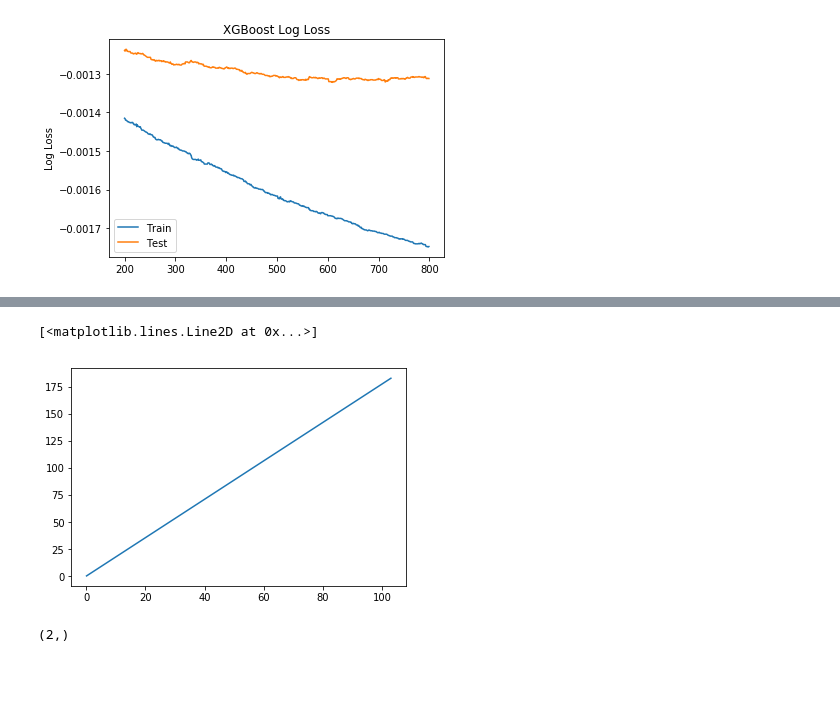
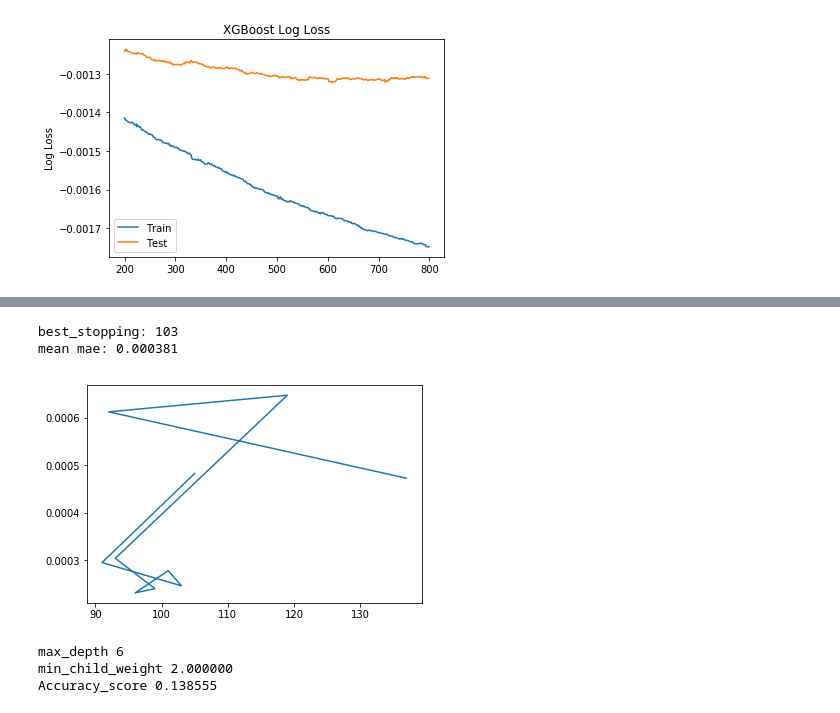
Before and after one commit to tboson/StockPredictor, a Jupyter notebook: Code/ProcessData.ipynb, the cells around one changed output, grey strips where cells are left out. Drawn from its saved outputs; the diff is of its cells as text; code cells hidden in the pictures; blank space fills up the shorter version.

```diff
--- a/Code/ProcessData.ipynb
+++ b/Code/ProcessData.ipynb
@@ -256,5 +97,0 @@ XGBTuneParameter(x_train,y_train,x_weight)
-# %%
-#XGB Regressor with tuned parameter 0.39
-XGBmodel = XGBRegressor(learning_rate = 0.1, max_depth = 4, min_child_weight = 4, n_estimators = 120)
-XGBmodel.fit(x_train, y_train, x_weight)
-print(XGBmodel.score(x_train, y_train, x_weight))
@@ -281,15 +97,0 @@ y_split_test = test_df.y
-# %%
-# Evaulate how the model trains. Try to find the early stopping point once the model starts
-# to overfit
-eval_set = ([x_split_train,y_split_train],[x_split_test, y_split_test])
-XGBmodel = XGBRegressor(learning_rate = 0.1, max_depth = 4, min_child_weight = 5, n_estimators = 1000)
-XGBmodel.fit(x_split_train, y_split_train, sample_weight = x_split_train_weight, early_stopping_rounds = 10, eval_metric=["logloss"], eval_set=eval_set, verbose=True)
-# make predictions for test data
-y_pred = XGBmodel.predict(x_split_test)
-# evaluate predictions
-accuracy = r2_score(y_split_test, y_pred)
-print("Accuracy: %.2f%%" % (accuracy * 100.0))
-# retrieve performance metrics
-results = XGBmodel.evals_result()
-epochs = len(results['validation_0']['logloss'])
-x_axis = range(0, epochs)
@@ -389,0 +138,8 @@ print(x_test.shape)
+# %%
+# Tune XGBoost hyperparameters
+# Part 1: set a low learning rate and find the best stopping point
+
+XGBmodel = XGBRegressor(learning_rate = 0.1,
+                        n_estimators = 1000)
+
+result_set = BestStoppingRounds(XGBmodel, x_train, y_train, x_weight, 'mae')
@@ -390,18 +164,13 @@ print(x_test.shape)
 # %%
 #Find the best stopping point
 result_array = np.array(result_set)
-acc_set = []
-stop_set = []
-for i in range(len(result_set)):
-    acc_set.append(result_set[i][1])
-
-plt.plot(result_array[:][1],result_array[:][0])
+plt.plot(result_array[:,1],result_array[:,0])
+#take the mean of stopping points
+mean_mae = result_array[:,0].mean()
+best_stopping = int(result_array[:,1].mean())
+print("best_stopping: %d" %best_stopping)
+print("mean mae: %f" %mean_mae)
 # %% [output]
-[<matplotlib.lines.Line2D at 0x...>]
+best_stopping: 103
+mean mae: 0.000381
-[figure, old version]
+[figure, new version]
-# %%
-result_array.shape
-acc_set = result_array[0:5][:]
-acc_set.shape
-# %% [output]
-(2,)
@@ -407,0 +190,26 @@ acc_set.shape
+# %%
+# Part 2: Tune max_depth and mean_child_weight
+# best fit parameter: learning_rate = 0.1, max_depth = 6, min_child_weight = 2
+XGBmodel = XGBRegressor(learning_rate = 0.1,
+                        n_estimators = best_stopping
+                       )
+param_grid = {
+        "max_depth"             : [2, 4, 6],
+        "min_child_weight"      : [2, 4, 8]
+        }
+
+Tune2model, Tune2score, Tune2params = XGBTuneParam(XGBmodel,
+                                                   param_grid,
+                                                   x_train,
+                                                   y_train,
+                                                   x_weight)
+
+Tuned_max_depth = Tune2params['max_depth']
+Tuned_min_child_weight = Tune2params['min_child_weight']
+print("max_depth %d" %Tune2params['max_depth'])
+print("min_child_weight %f" %Tune2params['min_child_weight'])
+print("Accuracy_score %f" %Tune2score)
+# %% [output]
+max_depth 6
+min_child_weight 2.000000
+Accuracy_score 0.138555
```
Also changed, not shown: parts of 30 cells of this notebook.
